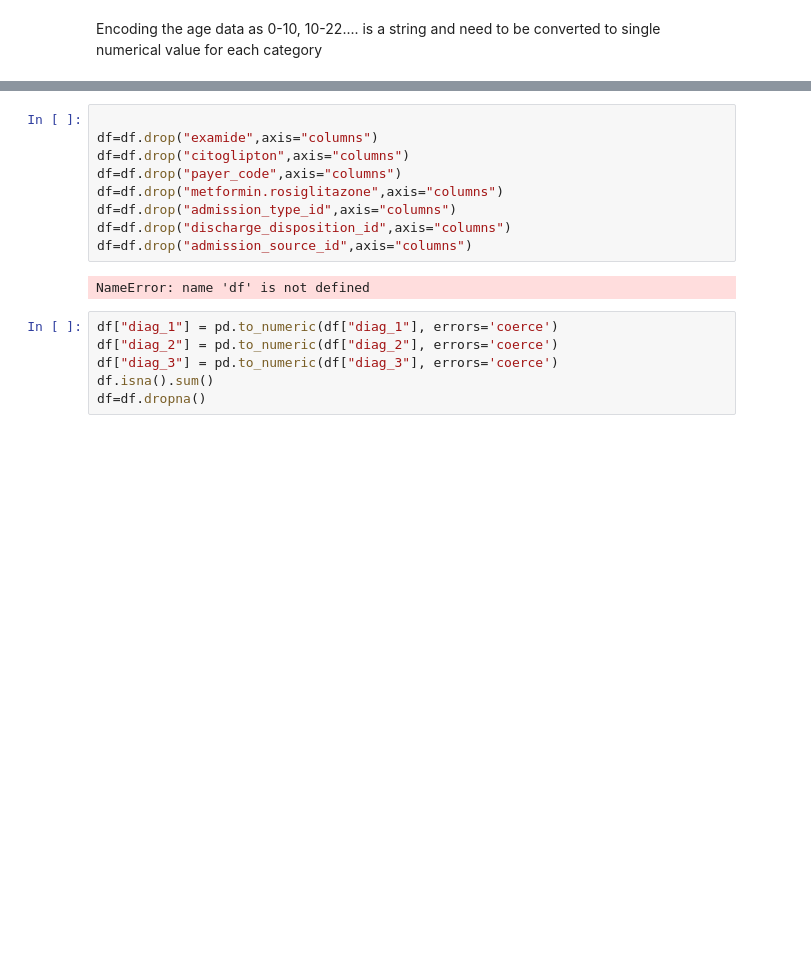
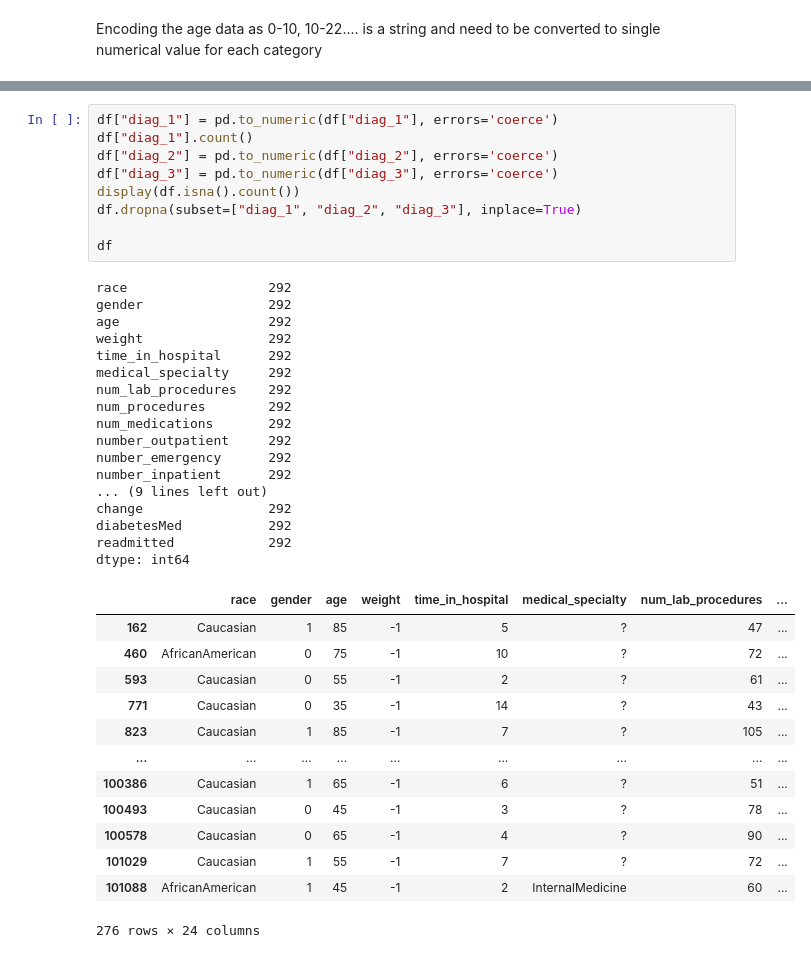
Before and after one commit to omprakashnarayan/HTC, a Jupyter notebook: main.ipynb, the cells around one changed output, grey strips where cells are left out. Cells and saved outputs as stored; diff of their text form; blank space fills up the shorter version.

```diff
--- a/main.ipynb
+++ b/main.ipynb
@@ -235,19 +286,42 @@ payer_code is insignificant in terms of the end result
-# %%
-
-df=df.drop("examide",axis="columns")
-df=df.drop("citoglipton",axis="columns")
-df=df.drop("payer_code",axis="columns")
-df=df.drop("metformin.rosiglitazone",axis="columns")
-df=df.drop("admission_type_id",axis="columns")
-df=df.drop("discharge_disposition_id",axis="columns")
-df=df.drop("admission_source_id",axis="columns")
-# %% [output]
-NameError: name 'df' is not defined
 # %%
 df["diag_1"] = pd.to_numeric(df["diag_1"], errors='coerce')
+df["diag_1"].count()
 df["diag_2"] = pd.to_numeric(df["diag_2"], errors='coerce')
 df["diag_3"] = pd.to_numeric(df["diag_3"], errors='coerce')
-df.isna().sum()
-df=df.dropna()
+display(df.isna().count())
+df.dropna(subset=["diag_1", "diag_2", "diag_3"], inplace=True)
+
+df
+# %% [output]
+race                  292
+gender                292
+age                   292
+weight                292
+time_in_hospital      292
+medical_specialty     292
+num_lab_procedures    292
+num_procedures        292
+num_medications       292
+number_outpatient     292
+number_emergency      292
+number_inpatient      292
+... (9 lines left out)
+change                292
+diabetesMed           292
+readmitted            292
+dtype: int64
+|  | race | gender | age | weight | time_in_hospital | medical_specialty | num_lab_procedures | ... |
+| 162 | Caucasian | 1 | 85 | -1 | 5 | ? | 47 | ... |
+| 460 | AfricanAmerican | 0 | 75 | -1 | 10 | ? | 72 | ... |
+| 593 | Caucasian | 0 | 55 | -1 | 2 | ? | 61 | ... |
+| 771 | Caucasian | 0 | 35 | -1 | 14 | ? | 43 | ... |
+| 823 | Caucasian | 1 | 85 | -1 | 7 | ? | 105 | ... |
+| ... | ... | ... | ... | ... | ... | ... | ... | ... |
+| 100386 | Caucasian | 1 | 65 | -1 | 6 | ? | 51 | ... |
+| 100493 | Caucasian | 0 | 45 | -1 | 3 | ? | 78 | ... |
+| 100578 | Caucasian | 0 | 65 | -1 | 4 | ? | 90 | ... |
+| 101029 | Caucasian | 1 | 55 | -1 | 7 | ? | 72 | ... |
+| 101088 | AfricanAmerican | 1 | 45 | -1 | 2 | InternalMedicine | 60 | ... |
+276 rows × 24 columns
 # %%
 df.isnull().sum()
```
Also changed, not shown: parts of 29 cells of this notebook, 2 other files.
